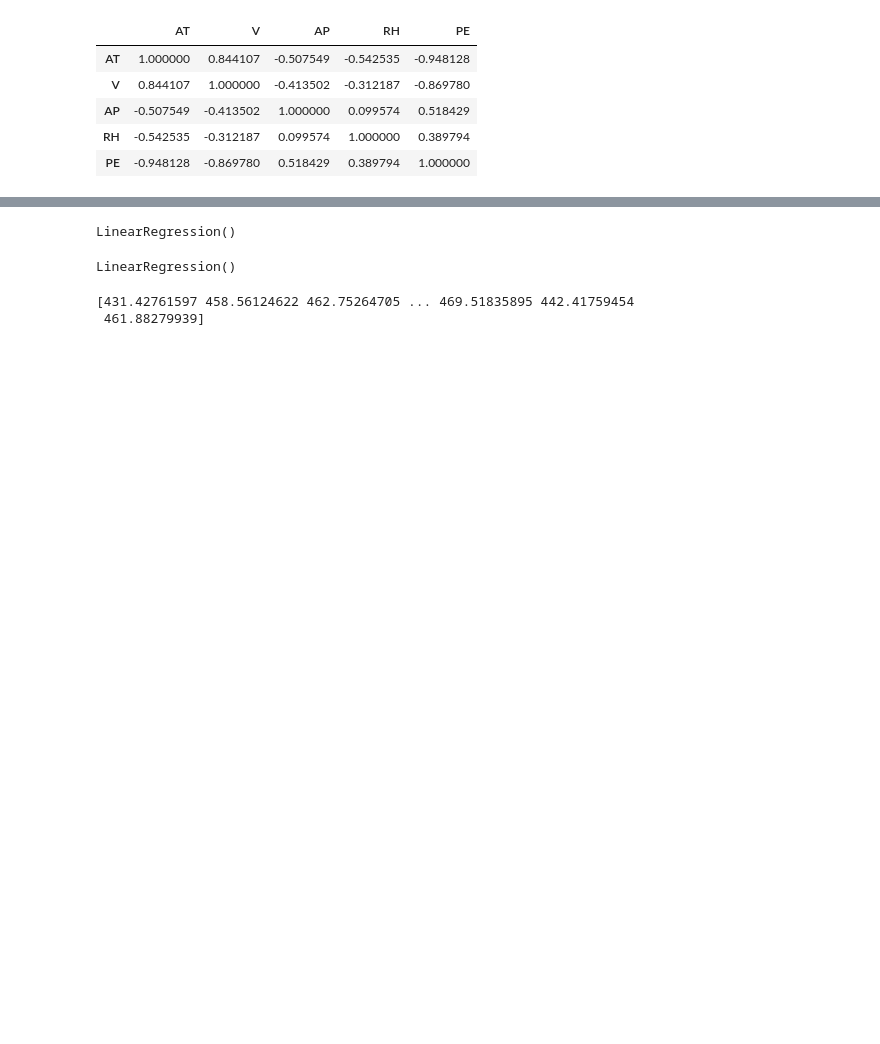
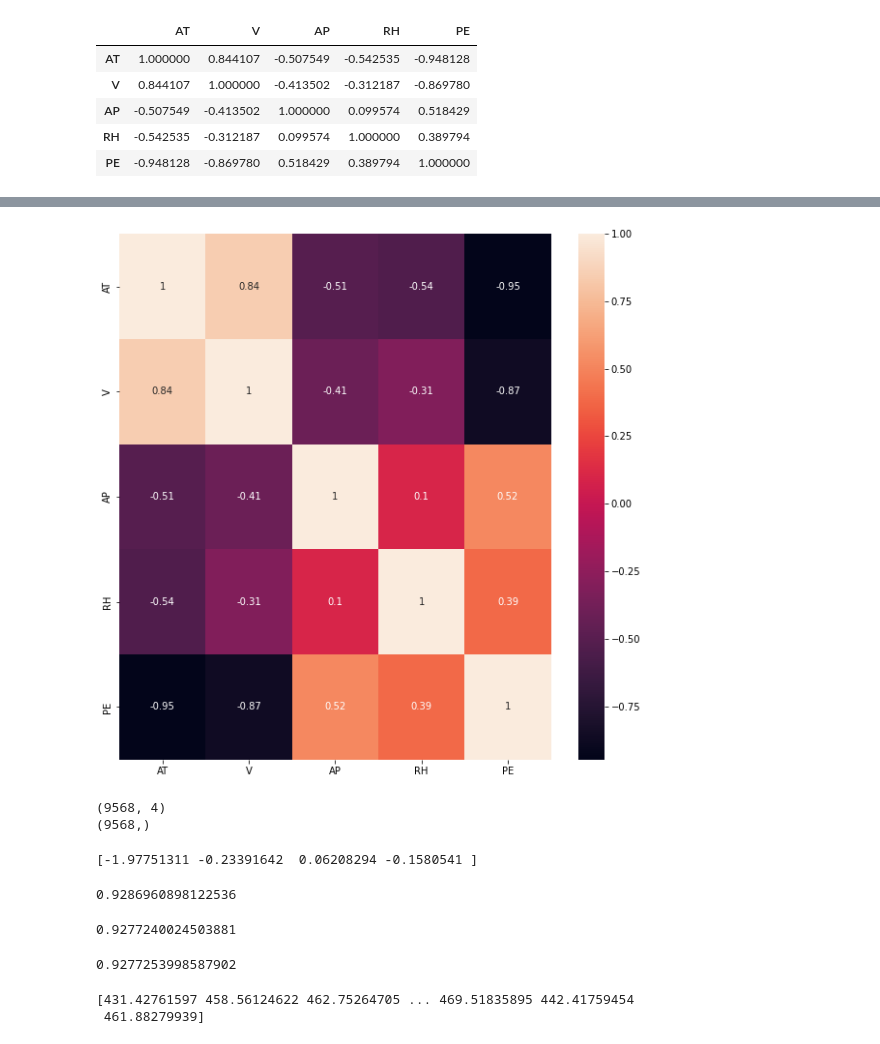
Before and after one commit to FW27623/Python, a Jupyter notebook: src/final_exam.ipynb, the cells around one changed output, grey strips where cells are left out. Drawn from its saved outputs; the diff is of its cells as text; code cells hidden in the pictures; blank space fills up the shorter version.

```diff
--- a/src/final_exam.ipynb
+++ b/src/final_exam.ipynb
@@ -49,20 +53,41 @@ data.corr()
+# %%
+#使用plt和sns绘制热力图
+plt.figure(figsize=(10,10))
+sns.heatmap(data.corr(),annot=True)
+plt.show()
+# %% [output]
+[figure, added]
 # %%
 X = data[['AT','V','AP','RH']]
 y = data['PE']
+print(X.shape)
+print(y.shape)
+# %% [output]
+(9568, 4)
+(9568,)
 # %%
 model = LinearRegression()
 model.fit(X,y)
+print(model.coef_)
+model.score(X,y)
 # %% [output]
-LinearRegression()
+[-1.97751311 -0.23391642  0.06208294 -0.1580541 ]
+0.9286960898122536
 # %%
 #导入训练集和测试集数据的划分（训练集80%，测试集20%）
 from sklearn.model_selection import train_test_split
 X_train, X_test, y_train, y_test = train_test_split(X, y, test_size=0.2, random_state=0)
+#打印精确性结果
+print(model.score(X_train, y_train))
+# %% [output]
+0.9277240024503881
 # %%
 #利用线性回归模型和训练数据进行拟合
 model.fit(X_train, y_train)
+#打印拟合后的结果
+print(model.score(X_train, y_train))
 # %% [output]
-LinearRegression()
+0.9277253998587902
 # %%
  #利用测试集得到线性回归模型的精确性
 y_pred = model.predict(X_test)
```
Also changed, not shown: parts of 3 cells of this notebook, 1 other file.
